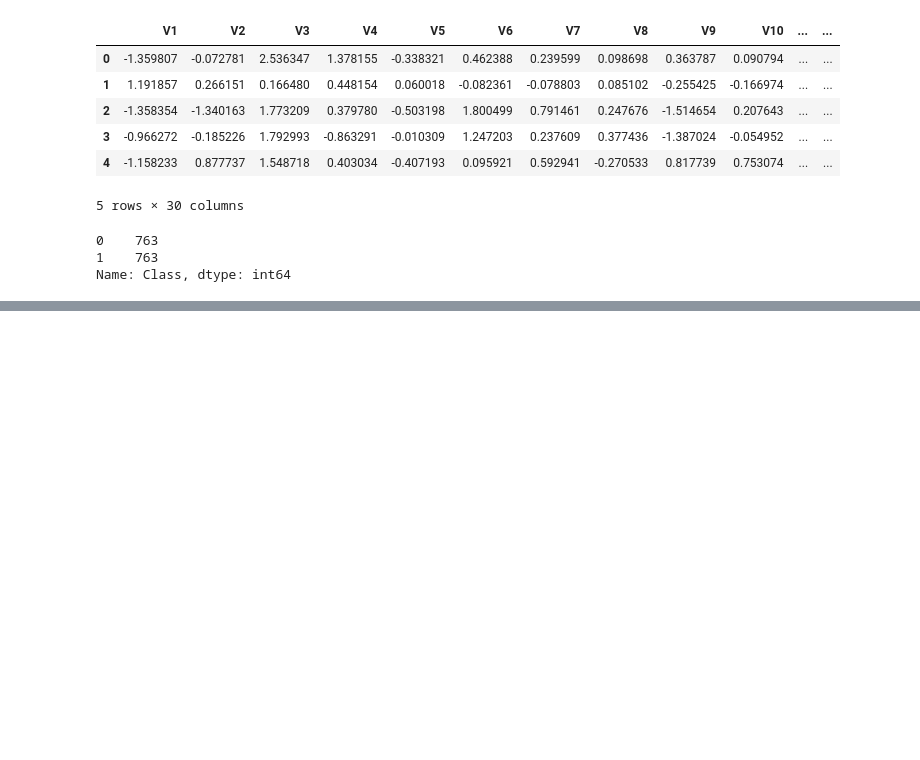
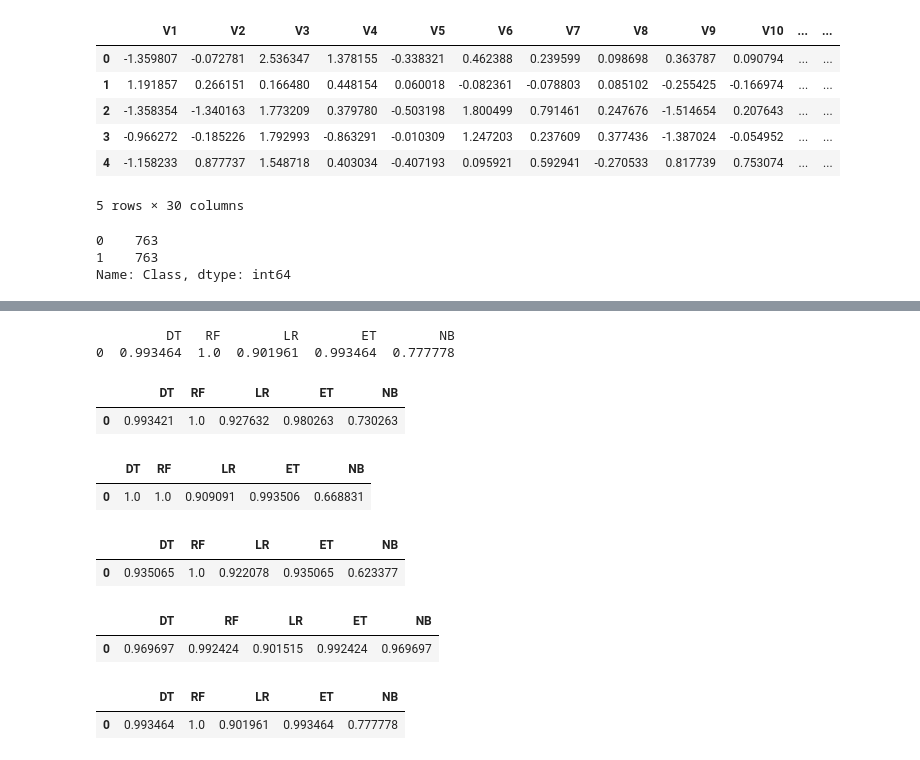
Before and after one commit to adityaagg7/Sampling, a Jupyter notebook: main.ipynb, the cells around one changed output, grey strips where cells are left out. Cells and saved outputs as stored; diff of their text form; code cells hidden in the pictures; blank space fills up the shorter version.

Commit message:
feat: Models

```diff
--- a/main.ipynb
+++ b/main.ipynb
@@ -189,3 +169,13 @@ from sklearn.ensemble import RandomForestClassifier as RF
 from sklearn.linear_model import LogisticRegression as LR
 from sklearn.naive_bayes import GaussianNB as NB
 from sklearn.tree import ExtraTreeClassifier as ET
+# %%
+from sklearn.model_selection import train_test_split
+from sklearn.metrics import accuracy_score as ac
+import numpy as np
+tr_simple,t_simple,ytr_simple,yt_simple=train_test_split(sampled_df.drop(["Class"],axis=1),sampled_df.Class,test_size=0.2)
+tr_systematic, t_systematic, ytr_systematic, yt_systematic = train_test_split(systematic_df.drop(["Class"], axis=1), systematic_df.Class, test_size=0.2)
+
+tr_stratified, t_stratified, ytr_stratified, yt_stratified = train_test_split(stratified_df.drop(["Class"], axis=1), stratified_df.Class, test_size=0.2)
+tr_cluster, t_cluster, ytr_cluster, yt_cluster = train_test_split(cluster_df.drop(["Class"], axis=1), cluster_df.Class, test_size=0.2)
+tr_convenience, t_convenience, ytr_convenience, yt_convenience = train_test_split(convenience_df.drop(["Class"], axis=1), convenience_df.Class, test_size=0.2)
@@ -191,0 +246,5 @@ from sklearn.tree import ExtraTreeClassifier as ET
+# %%
+print(systematic)
+# %% [output]
+         DT   RF        LR        ET        NB
+0  0.993464  1.0  0.901961  0.993464  0.777778
@@ -191,0 +317,57 @@ from sklearn.tree import ExtraTreeClassifier as ET
+# %%
+#Convenience
+convenience=pd.DataFrame(columns=['DT','RF','LR','ET','NB'])
+li=[]
+dt = DT()
+dt.fit(tr_convenience, ytr_convenience)
+p = dt.predict(t_convenience)
+li.append(ac(yt_convenience, p))
+
+rf = RF()
+rf.fit(tr_convenience, ytr_convenience)
+p = rf.predict(t_convenience)
+li.append(ac(yt_convenience, p))
+
+
+lr = LR()
+lr.fit(tr_convenience, ytr_convenience)
+p = lr.predict(t_convenience)
+li.append(ac(yt_convenience, p))
+
+
+et = ET()
+et.fit(tr_convenience, ytr_convenience)
+p = et.predict(t_convenience)
+li.append(ac(yt_convenience, p))
+
+nb = NB()
+nb.fit(tr_convenience, ytr_convenience)
+p = nb.predict(t_convenience)
+li.append(ac(yt_convenience, p))
+
+convenience.loc[len(convenience.index)] = li
+# %%
+convenience
+# %% [output]
+|  | DT | RF | LR | ET | NB |
+| 0 | 0.993421 | 1.0 | 0.927632 | 0.980263 | 0.730263 |
+# %%
+stratified
+# %% [output]
+|  | DT | RF | LR | ET | NB |
+| 0 | 1.0 | 1.0 | 0.909091 | 0.993506 | 0.668831 |
+# %%
+simple
+# %% [output]
+|  | DT | RF | LR | ET | NB |
+| 0 | 0.935065 | 1.0 | 0.922078 | 0.935065 | 0.623377 |
+# %%
+cluster
+# %% [output]
+|  | DT | RF | LR | ET | NB |
+| 0 | 0.969697 | 0.992424 | 0.901515 | 0.992424 | 0.969697 |
+# %%
+systematic
+# %% [output]
+|  | DT | RF | LR | ET | NB |
+| 0 | 0.993464 | 1.0 | 0.901961 | 0.993464 | 0.777778 |
```
Also changed, not shown: parts of 10 cells of this notebook, 1 other file.
